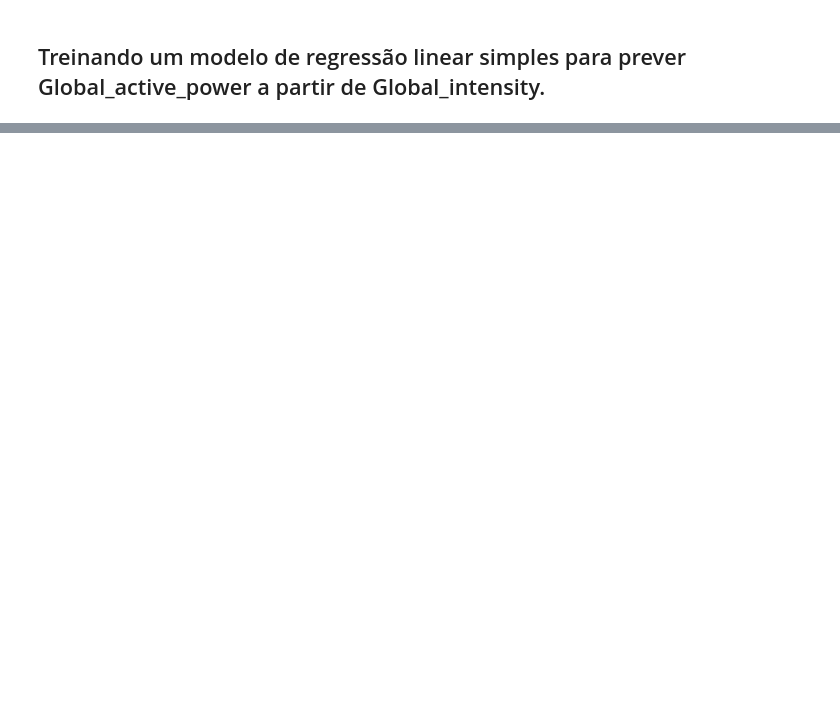
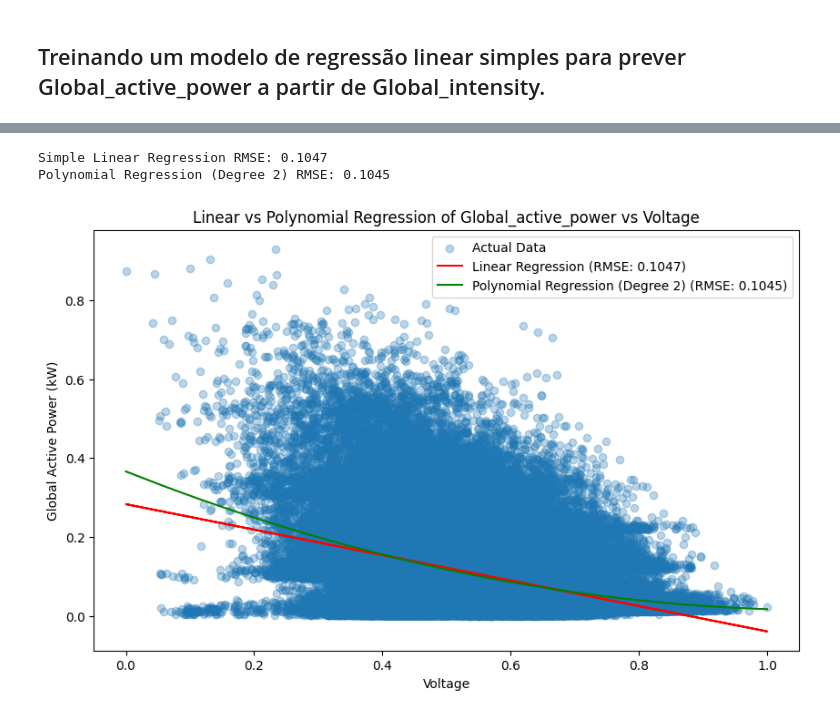
Before and after one commit to SunaUezuri/ElectricalEnergyConsumption, a Jupyter notebook: ElectricalEnergyConsumption.ipynb, the cells around one changed output, grey strips where cells are left out. Saved outputs shown, nothing was run; the diff lists cells and outputs as text; code cells hidden in the pictures; blank space fills up the shorter version.

```diff
--- a/ElectricalEnergyConsumption.ipynb
+++ b/ElectricalEnergyConsumption.ipynb
@@ -573,0 +686,54 @@ Coefficient for Global_intensity: 1.04
+# %%
+from sklearn.model_selection import train_test_split
+from sklearn.linear_model import LinearRegression
+from sklearn.preprocessing import PolynomialFeatures
+from sklearn.metrics import mean_squared_error
+import numpy as np
+
+# Prepare the data
+X = df[["Voltage"]] # Feature
+y = df["Global_active_power"] # Target
+
+# Split the data into training and testing sets
+X_train, X_test, y_train, y_test = train_test_split(X, y, test_size=0.2, random_state=42)
+
+# --- Simple Linear Regression ---
+linear_model = LinearRegression()
+linear_model.fit(X_train, y_train)
+y_pred_linear = linear_model.predict(X_test)
+rmse_linear = np.sqrt(mean_squared_error(y_test, y_pred_linear))
+print(f"Simple Linear Regression RMSE: {rmse_linear:.4f}")
+
+# --- Polynomial Regression (Degree 2) ---
+poly_features = PolynomialFeatures(degree=2)
+X_train_poly = poly_features.fit_transform(X_train)
+X_test_poly = poly_features.transform(X_test)
+
+poly_model = LinearRegression()
+poly_model.fit(X_train_poly, y_train)
+y_pred_poly = poly_model.predict(X_test_poly)
+rmse_poly = np.sqrt(mean_squared_error(y_test, y_pred_poly))
+print(f"Polynomial Regression (Degree 2) RMSE: {rmse_poly:.4f}")
+
+# --- Visualize the results ---
+plt.figure(figsize=(10, 6))
+plt.scatter(X_test, y_test, alpha=0.3, label="Actual Data")
+
+# Plot linear regression line
+plt.plot(X_test, y_pred_linear, color='red', label=f'Linear Regression (RMSE: {rmse_linear:.4f})')
+
+# Plot polynomial regression curve
+# Need to sort the x values for plotting the polynomial curve smoothly
+X_test_sorted, y_pred_poly_sorted = zip(*sorted(zip(X_test.values.flatten(), y_pred_poly)))
+plt.plot(X_test_sorted, y_pred_poly_sorted, color='green', label=f'Polynomial Regression (Degree 2) (RMSE: {rmse_poly:.4f})')
+
+
+plt.title("Linear vs Polynomial Regression of Global_active_power vs Voltage")
+plt.xlabel("Voltage")
+plt.ylabel("Global Active Power (kW)")
+plt.legend()
+plt.show()
+# %% [output]
+Simple Linear Regression RMSE: 0.1047
+Polynomial Regression (Degree 2) RMSE: 0.1045
+[figure, added]
```
Also changed, not shown: parts of 59 cells of this notebook.
